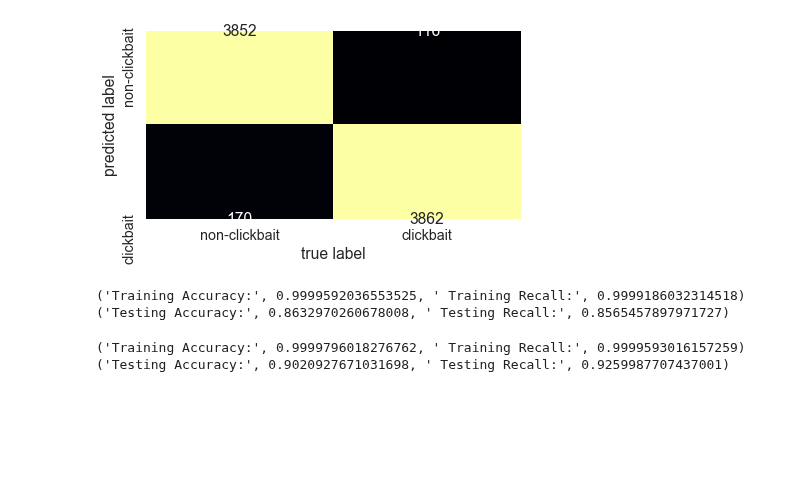
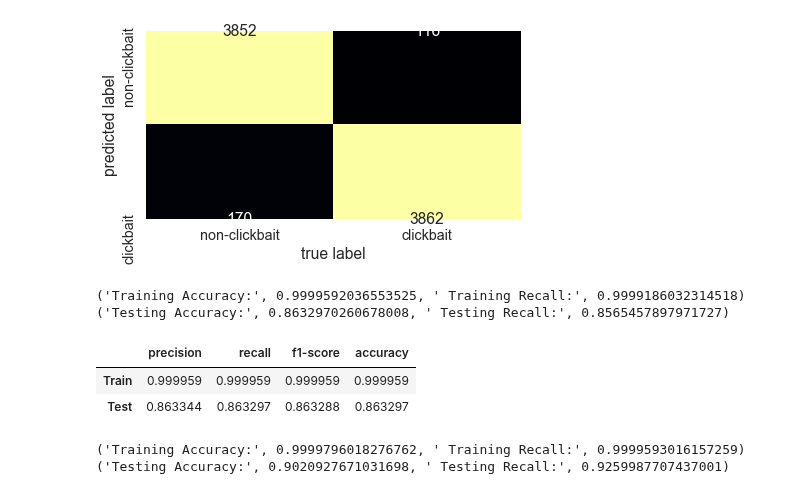
Before and after one commit to tjkim614/clickbait_headline_detector, a Jupyter notebook: 2_scrub.ipynb, the cells around one changed output. Saved outputs shown, nothing was run; the diff lists cells and outputs as text; code cells hidden in the pictures; blank space fills up the shorter version.

```diff
--- a/2_scrub.ipynb
+++ b/2_scrub.ipynb
@@ -388,0 +410,4 @@ df = pd.DataFrame([['HI', 'Temp'], ['HI', 'Precip'],
+# %%
+results = pd.DataFrame([model_results(nb_train_preds, nb_test_preds),
+                        ])
+pd.MultiIndex.from_frame(results)
@@ -471,6 +465,12 @@ print(test_results(rf_test_preds))
 # %% [output]
 ('Training Accuracy:', 0.9999592036553525, ' Training Recall:', 0.9999186032314518)
 ('Testing Accuracy:', 0.8632970260678008, ' Testing Recall:', 0.8565457897971727)
+# %%
+model_results(rf_train_preds, rf_test_preds)
+# %% [output]
+|  | precision | recall | f1-score | accuracy |
+| Train | 0.999959 | 0.999959 | 0.999959 | 0.999959 |
+| Test | 0.863344 | 0.863297 | 0.863288 | 0.863297 |
 # %%
 91, 94
 # %%
```
Also changed, not shown: parts of 26 cells of this notebook.
